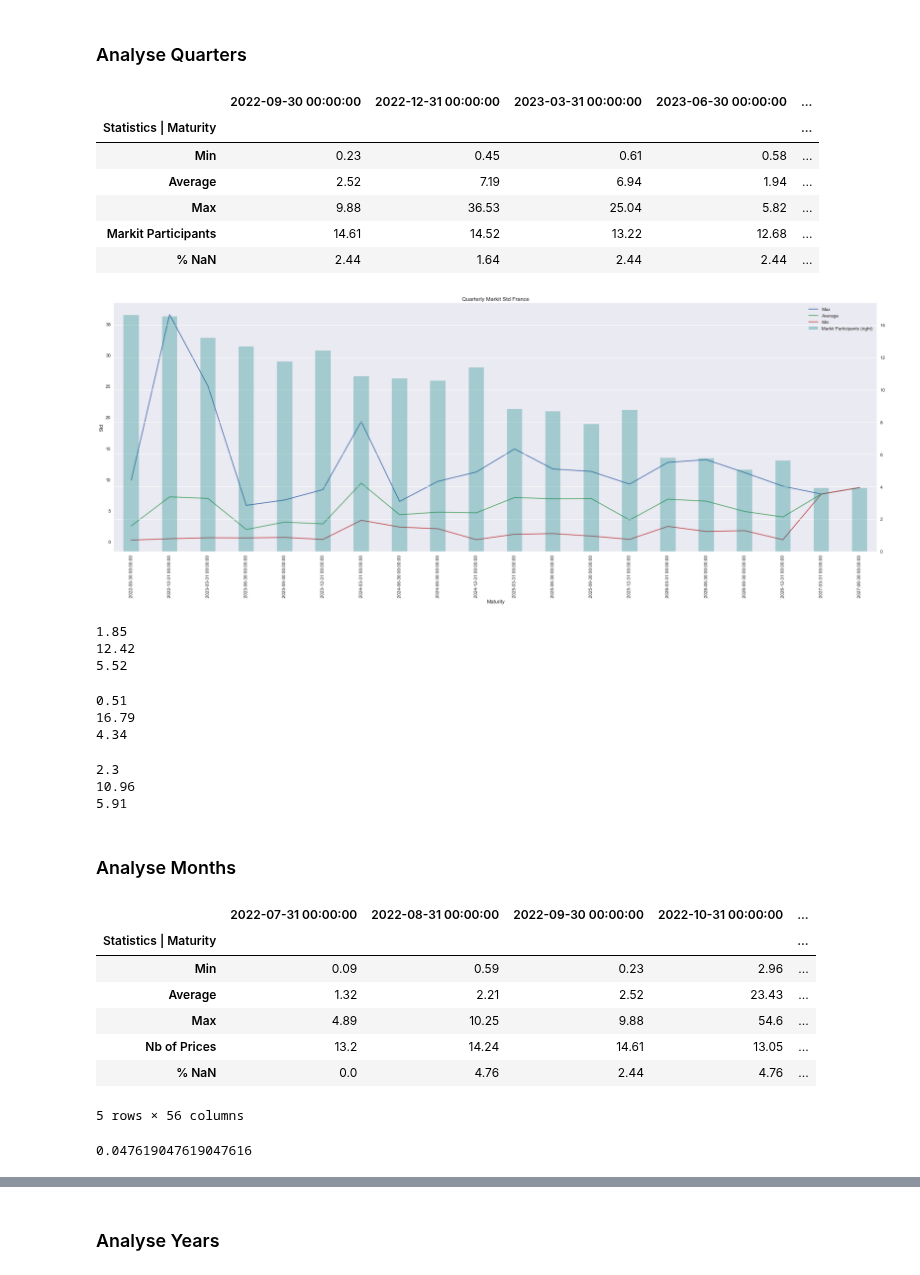
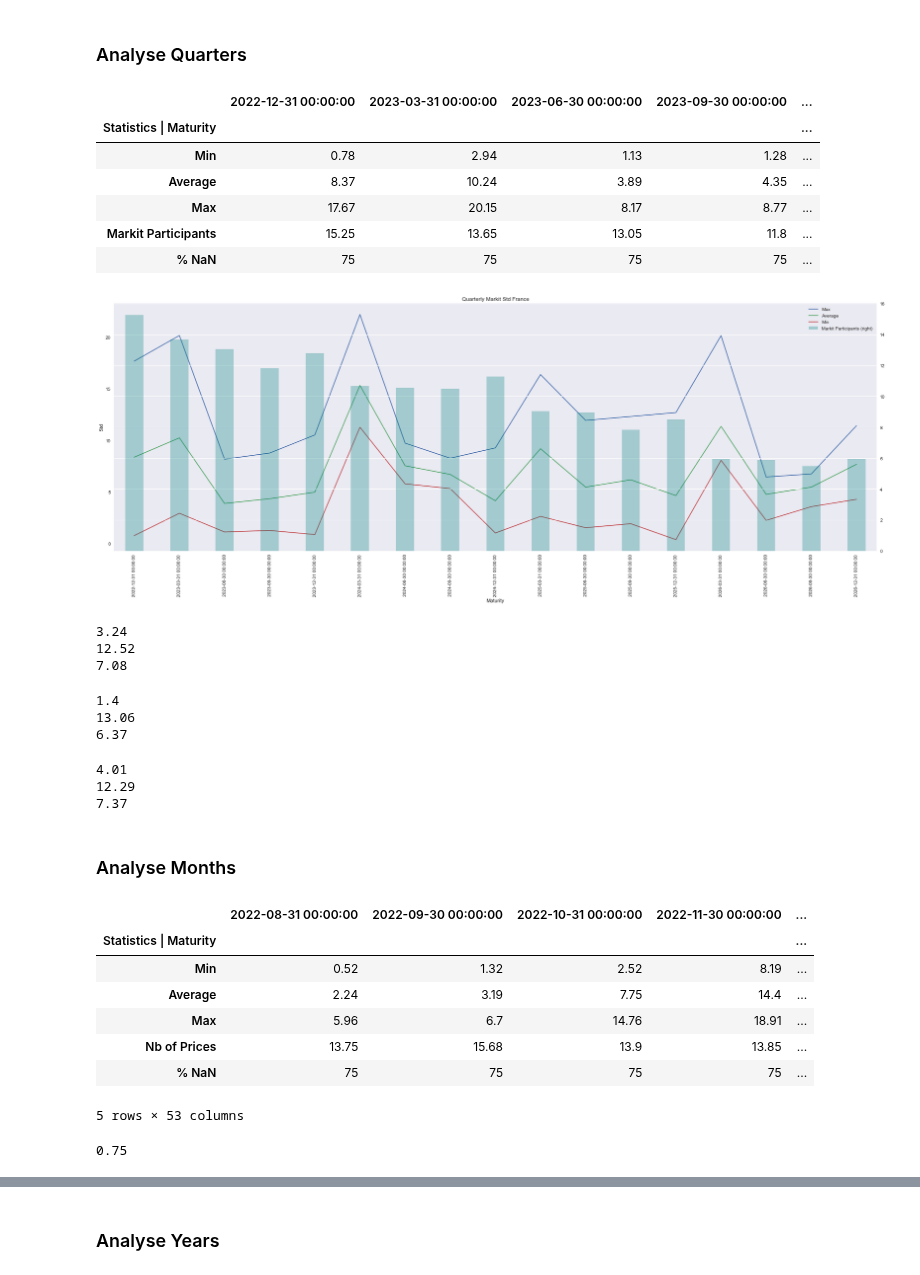
Before and after one commit to romain109/Power-Europe, a Jupyter notebook: Notebooks - std/Analyse France.ipynb, the cells around one changed output, grey strips where cells are left out. Drawn from its saved outputs; the diff is of its cells as text; code cells hidden in the pictures.

```diff
--- a/Notebooks - std/Analyse France.ipynb
+++ b/Notebooks - std/Analyse France.ipynb
@@ -7,7 +7,7 @@ import numpy as np
 import datetime as dt
 import matplotlib.dates as mdates
 import matplotlib.pyplot as plt
-plt.style.use('seaborn-deep')
+plt.style.use('seaborn')
 
 import os
 from os import *
@@ -54,6 +17,6 @@ ERROR: ResolutionImpossible: for help visit https://pip.pypa.io/en/latest/user_g
 # %%
 os.chdir(r'C:\Users\rmolli\Desktop\Power-Europe\Data')
-data = pd.read_csv(r"Data Mark-It Raw 06.csv")
+data = pd.read_csv(r"Data Mark-It Raw 07.csv")
 
 data = data[['ns1:ValuationDate','ns1:Currency',
        'ns1:Underlying', 'ns1:Underlying1', 'ns1:Underlying2',
@@ -118,35 +81,37 @@ for j in np.arange(0,recap_Fra_quarters.shape[1]):
 recap_Fra_quarters.dropna(inplace = True, axis  ='columns' )
 recap_Fra_quarters
 # %% [output]
-|  | 2022-09-30 00:00:00 | 2022-12-31 00:00:00 | 2023-03-31 00:00:00 | 2023-06-30 00:00:00 | ... |
+|  | 2022-12-31 00:00:00 | 2023-03-31 00:00:00 | 2023-06-30 00:00:00 | 2023-09-30 00:00:00 | ... |
 | Statistics | Maturity |  |  |  |  | ... |
-| Min | 0.23 | 0.45 | 0.61 | 0.58 | ... |
-| Average | 2.52 | 7.19 | 6.94 | 1.94 | ... |
-| Max | 9.88 | 36.53 | 25.04 | 5.82 | ... |
-| Markit Participants | 14.61 | 14.52 | 13.22 | 12.68 | ... |
-| % NaN | 2.44 | 1.64 | 2.44 | 2.44 | ... |
+| Min | 0.78 | 2.94 | 1.13 | 1.28 | ... |
+| Average | 8.37 | 10.24 | 3.89 | 4.35 | ... |
+| Max | 17.67 | 20.15 | 8.17 | 8.77 | ... |
+| Markit Participants | 15.25 | 13.65 | 13.05 | 11.8 | ... |
+| % NaN | 75 | 75 | 75 | 75 | ... |
 # %%
 plt.figure(figsize=(30, 10))
 plt.title("Quarterly Markit Std France")
 
 ax1=recap_Fra_quarters.loc['Max'].plot(legend = True)
 ax1=recap_Fra_quarters.loc['Average'].plot(legend = True)
 ax1= recap_Fra_quarters.loc['Min'].plot(legend = True)
 
+ax1.set_xticklabels(recap_Fra_quarters.columns, rotation = 90 )
 ax1.set_xlabel("Maturity")
 ax1.set_ylabel("Std")
 
-ax2 = recap_Fra_quarters.loc['Markit Participants'].plot(kind = 'bar',secondary_y = True, color = 'teal', width = 0.4, alpha = 0.3, legend = True);
+ax2 = recap_Fra_quarters.loc['Markit Participants'].plot(kind = 'bar',secondary_y = True, color = 'teal', width = 0.4, alpha = 0.3, legend = True)
+#ax1.set_xticklabels( rotation=45 ) ;
 # %% [output]
-[figure, old version]
+[figure, new version]
 # %%
 print(round(recap_Fra_quarters.loc["Min", :].mean(),2))
 print(round(recap_Fra_quarters.loc["Max", :].mean(),2))
 print(round(recap_Fra_quarters.loc["Average", :].mean(),2))
 # %% [output]
-1.85
-12.42
-5.52
+3.24
+12.52
+7.08
 # %%
 quarters_ST = recap_Fra_quarters.columns[:5]
 quarters_LT = recap_Fra_quarters.columns[5:]
@@ -155,17 +120,17 @@ print(round(recap_Fra_quarters.loc["Min", quarters_ST].mean(),2))
 print(round(recap_Fra_quarters.loc["Max", quarters_ST].mean(),2))
 print(round(recap_Fra_quarters.loc["Average", quarters_ST].mean(),2))
 # %% [output]
-0.51
-16.79
-4.34
+1.4
+13.06
+6.37
 # %%
 print(round(recap_Fra_quarters.loc["Min", quarters_LT].mean(),2))
 print(round(recap_Fra_quarters.loc["Max", quarters_LT].mean(),2))
 print(round(recap_Fra_quarters.loc["Average", quarters_LT].mean(),2))
 # %% [output]
-2.3
-10.96
-5.91
+4.01
+12.29
+7.37
 # %% [markdown]
 ### Analyse Months
 # %%
@@ -187,18 +152,18 @@ for j in np.arange(0,recap_Fra_months.shape[1]):
 recap_Fra_months.dropna(inplace = True, axis='columns')
 recap_Fra_months
 # %% [output]
-|  | 2022-07-31 00:00:00 | 2022-08-31 00:00:00 | 2022-09-30 00:00:00 | 2022-10-31 00:00:00 | ... |
+|  | 2022-08-31 00:00:00 | 2022-09-30 00:00:00 | 2022-10-31 00:00:00 | 2022-11-30 00:00:00 | ... |
 | Statistics | Maturity |  |  |  |  | ... |
-| Min | 0.09 | 0.59 | 0.23 | 2.96 | ... |
-| Average | 1.32 | 2.21 | 2.52 | 23.43 | ... |
-| Max | 4.89 | 10.25 | 9.88 | 54.6 | ... |
-| Nb of Prices | 13.2 | 14.24 | 14.61 | 13.05 | ... |
-| % NaN | 0.0 | 4.76 | 2.44 | 4.76 | ... |
+| Min | 0.52 | 1.32 | 2.52 | 8.19 | ... |
+| Average | 2.24 | 3.19 | 7.75 | 14.4 | ... |
+| Max | 5.96 | 6.7 | 14.76 | 18.91 | ... |
+| Nb of Prices | 13.75 | 15.68 | 13.9 | 13.85 | ... |
+| % NaN | 75 | 75 | 75 | 75 | ... |
-5 rows × 56 columns
+5 rows × 53 columns
 # %%
 data.loc[(data['ns1:Underlying'] == 'FRENCH POWER - BASELOAD') & (data['ns1:EndDate']== '2023-05-31 00:00:00') ,"ns1:StandardDeviationPrice"].isna().sum() / data.loc[(data['ns1:Underlying'] == 'FRENCH POWER - BASELOAD') & (data['ns1:EndDate']== '2023-05-31 00:00:00') ,"ns1:StandardDeviationPrice"].shape[0]
 # %% [output]
-0.047619047619047616
+0.75
 # %%
 plt.figure(figsize=(30, 10))
 plt.title("Monthly Markit Std France")
```
Also changed, not shown: parts of 23 cells of this notebook, 8 other files.
